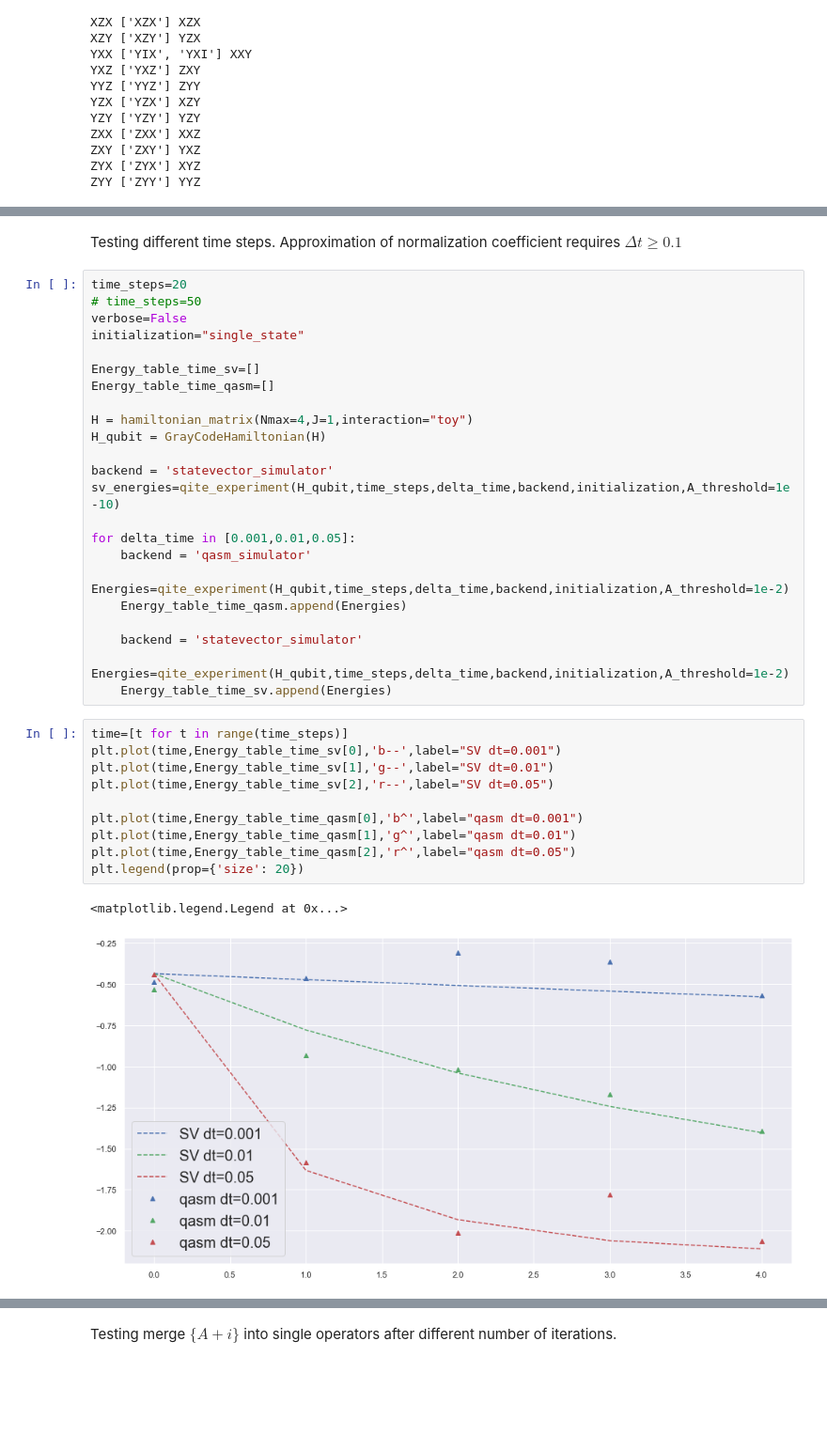
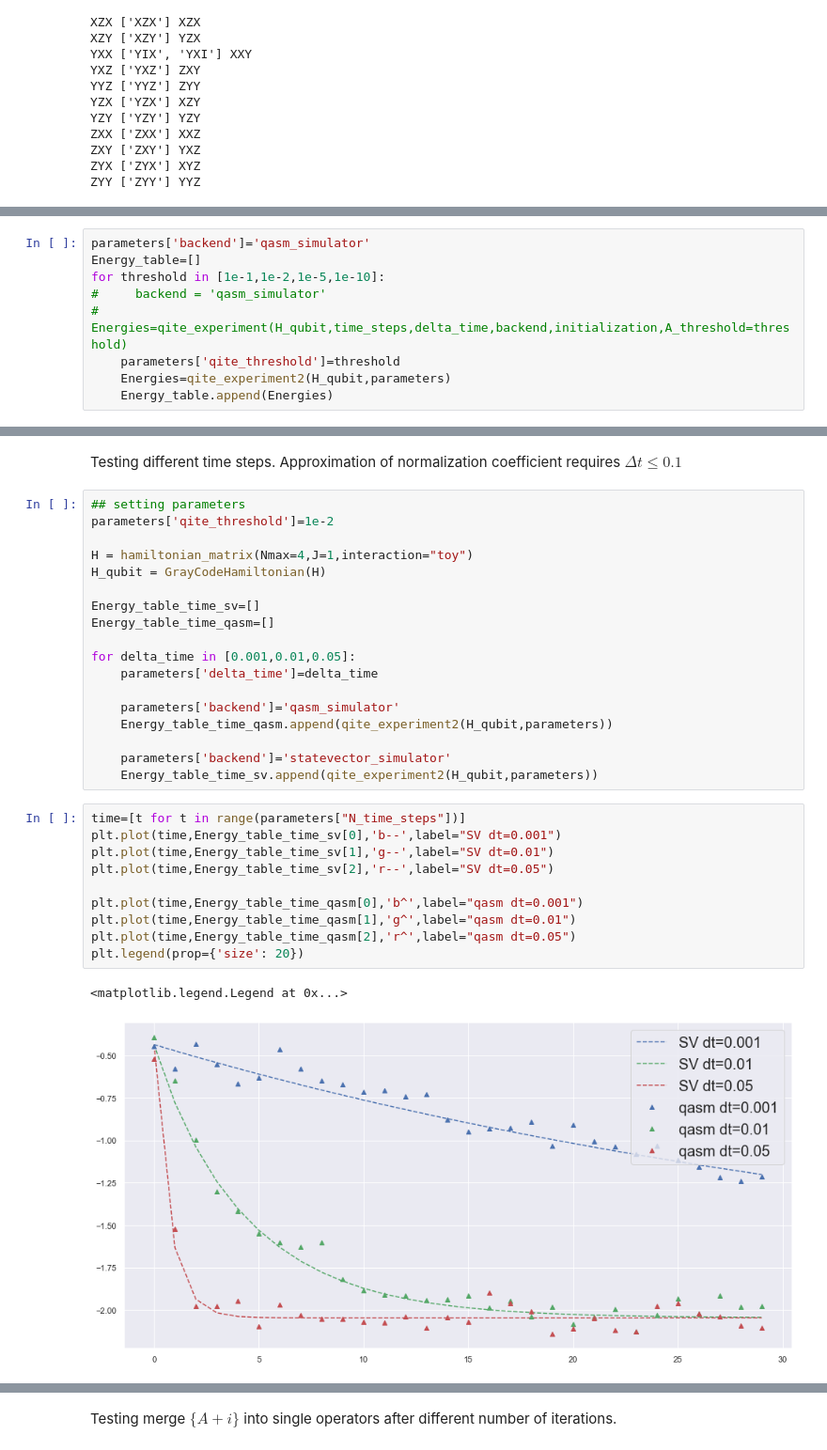
Before and after one commit to aemccoy/GrayCode-QubitEncoding, a Jupyter notebook: notebooks/deuteron-QITE.ipynb, the cells around one changed output, grey strips where cells are left out. Shown at 94% size. Saved outputs shown, nothing was run; the diff lists cells and outputs as text; blank space fills up the shorter version.

```diff
--- a/notebooks/deuteron-QITE.ipynb
+++ b/notebooks/deuteron-QITE.ipynb
@@ -167 +175,10 @@ for threshold in [1e-1,1e-2,1e-5,1e-10]:
+# %%
+parameters['backend']='qasm_simulator'
+Energy_table=[]
+for threshold in [1e-1,1e-2,1e-5,1e-10]:
+#     backend = 'qasm_simulator'
+#     Energies=qite_experiment(H_qubit,time_steps,delta_time,backend,initialization,A_threshold=threshold)
+    parameters['qite_threshold']=threshold
+    Energies=qite_experiment2(H_qubit,parameters)
+    Energy_table.append(Energies)
 # %%
@@ -192,38 +207,33 @@ plt.legend(prop={'size': 20})
 # %% [markdown]
-Testing different time steps.  Approximation of normalization coefficient requires $\Delta t\ge0.1$
+Testing different time steps.  Approximation of normalization coefficient requires $\Delta t\le0.1$
 # %%
-time_steps=20
-# time_steps=50
-verbose=False
-initialization="single_state"
+## setting parameters
+parameters['qite_threshold']=1e-2
+
+H = hamiltonian_matrix(Nmax=4,J=1,interaction="toy")
+H_qubit = GrayCodeHamiltonian(H)
 
 Energy_table_time_sv=[]
 Energy_table_time_qasm=[]
 
-H = hamiltonian_matrix(Nmax=4,J=1,interaction="toy")
-H_qubit = GrayCodeHamiltonian(H)
+for delta_time in [0.001,0.01,0.05]:
+    parameters['delta_time']=delta_time
 
-backend = 'statevector_simulator'
-sv_energies=qite_experiment(H_qubit,time_steps,delta_time,backend,initialization,A_threshold=1e-10)
+    parameters['backend']='qasm_simulator'
+    Energy_table_time_qasm.append(qite_experiment2(H_qubit,parameters))
 
-for delta_time in [0.001,0.01,0.05]:
-    backend = 'qasm_simulator'
-    Energies=qite_experiment(H_qubit,time_steps,delta_time,backend,initialization,A_threshold=1e-2)
-    Energy_table_time_qasm.append(Energies)
-
-    backend = 'statevector_simulator'
-    Energies=qite_experiment(H_qubit,time_steps,delta_time,backend,initialization,A_threshold=1e-2)
-    Energy_table_time_sv.append(Energies)
+    parameters['backend']='statevector_simulator'
+    Energy_table_time_sv.append(qite_experiment2(H_qubit,parameters))
 # %%
-time=[t for t in range(time_steps)]
+time=[t for t in range(parameters["N_time_steps"])]
 plt.plot(time,Energy_table_time_sv[0],'b--',label="SV dt=0.001")
 plt.plot(time,Energy_table_time_sv[1],'g--',label="SV dt=0.01")
 plt.plot(time,Energy_table_time_sv[2],'r--',label="SV dt=0.05")
 
 plt.plot(time,Energy_table_time_qasm[0],'b^',label="qasm dt=0.001")
 plt.plot(time,Energy_table_time_qasm[1],'g^',label="qasm dt=0.01")
 plt.plot(time,Energy_table_time_qasm[2],'r^',label="qasm dt=0.05")
 plt.legend(prop={'size': 20})
 # %% [output]
 <matplotlib.legend.Legend at 0x...>
-[figure, old version]
+[figure, new version]
```
Also changed, not shown: parts of 24 cells of this notebook, 2 other files.
